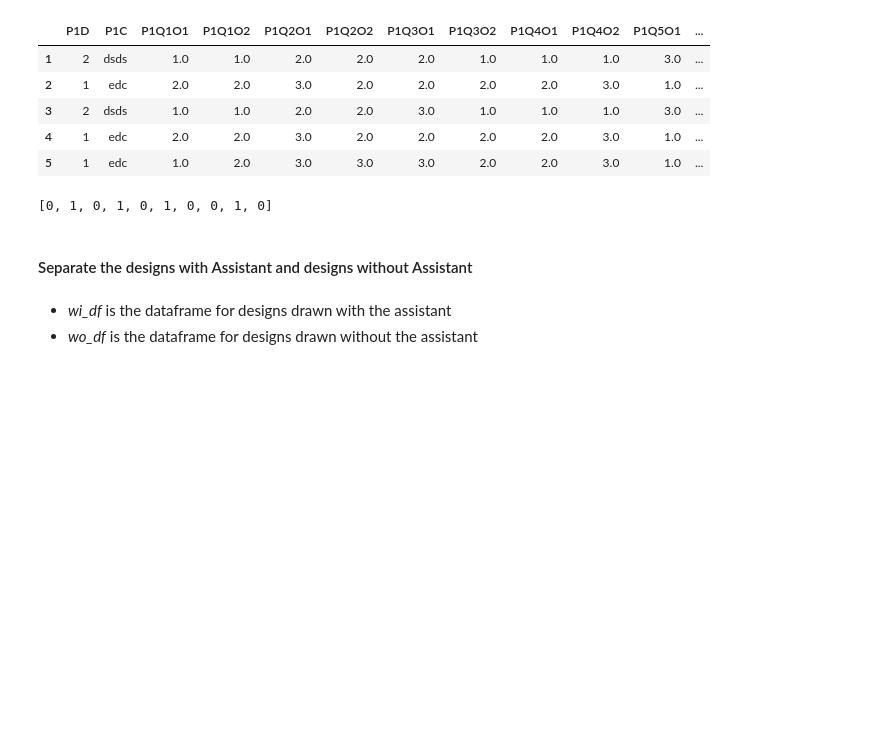
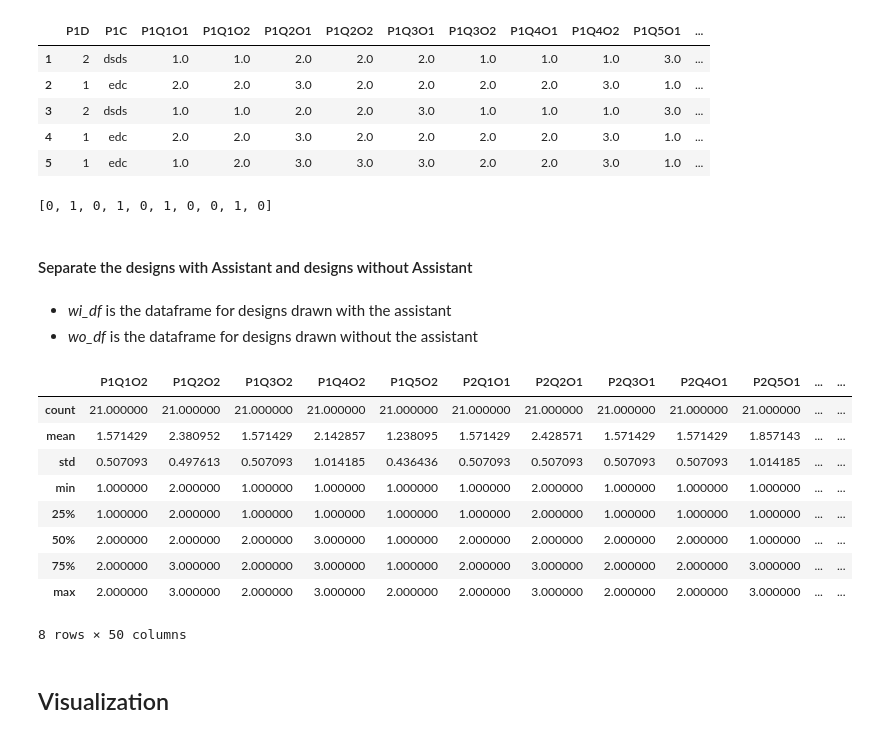
Before and after one commit to abhilashshakti/DesignAssistant, a Jupyter notebook: Data Analysis.ipynb, the cells around one changed output. Saved outputs shown, nothing was run; the diff lists cells and outputs as text; code cells hidden in the pictures; blank space fills up the shorter version.

```diff
--- a/Data Analysis.ipynb
+++ b/Data Analysis.ipynb
@@ -137,10 +152,11 @@ with_assistant_cols = []
 without_assistant_cols = []
 k = 0
 for c in df.columns:
-    # Simply add the cols which donot contain 'O' (the 'D' and 'C' cols)
+    # Uncomment the lines below to add the cols which donot contain 'O' (the 'D' and 'C' cols)
     if 'O' not in c:
-        with_assistant_cols.append(c)
-        without_assistant_cols.append(c)
+        ;
+#         with_assistant_cols.append(c)
+#         without_assistant_cols.append(c)
     # condition for design drawn with the assistant
     elif (c.endswith('1') and designmap[k] == 1)\
          or (c.endswith('2') and designmap[k] == 0):
@@ -156,3 +172,18 @@ wo_df = df[without_assistant_cols]
 # %% [markdown]
 - *wi_df* is the dataframe for designs drawn with the assistant
 - *wo_df* is the dataframe for designs drawn without the assistant
+# %%
+wi_df.describe()
+# %% [output]
+|  | P1Q1O2 | P1Q2O2 | P1Q3O2 | P1Q4O2 | P1Q5O2 | P2Q1O1 | P2Q2O1 | P2Q3O1 | P2Q4O1 | P2Q5O1 | ... | ... |
+| count | 21.000000 | 21.000000 | 21.000000 | 21.000000 | 21.000000 | 21.000000 | 21.000000 | 21.000000 | 21.000000 | 21.000000 | ... | ... |
+| mean | 1.571429 | 2.380952 | 1.571429 | 2.142857 | 1.238095 | 1.571429 | 2.428571 | 1.571429 | 1.571429 | 1.857143 | ... | ... |
+| std | 0.507093 | 0.497613 | 0.507093 | 1.014185 | 0.436436 | 0.507093 | 0.507093 | 0.507093 | 0.507093 | 1.014185 | ... | ... |
+| min | 1.000000 | 2.000000 | 1.000000 | 1.000000 | 1.000000 | 1.000000 | 2.000000 | 1.000000 | 1.000000 | 1.000000 | ... | ... |
+| 25% | 1.000000 | 2.000000 | 1.000000 | 1.000000 | 1.000000 | 1.000000 | 2.000000 | 1.000000 | 1.000000 | 1.000000 | ... | ... |
+| 50% | 2.000000 | 2.000000 | 2.000000 | 3.000000 | 1.000000 | 2.000000 | 2.000000 | 2.000000 | 2.000000 | 1.000000 | ... | ... |
+| 75% | 2.000000 | 3.000000 | 2.000000 | 3.000000 | 1.000000 | 2.000000 | 3.000000 | 2.000000 | 2.000000 | 3.000000 | ... | ... |
+| max | 2.000000 | 3.000000 | 2.000000 | 3.000000 | 2.000000 | 2.000000 | 3.000000 | 2.000000 | 2.000000 | 3.000000 | ... | ... |
+8 rows × 50 columns
+# %% [markdown]
+## Visualization
```
Also changed, not shown: parts of 10 cells of this notebook.
